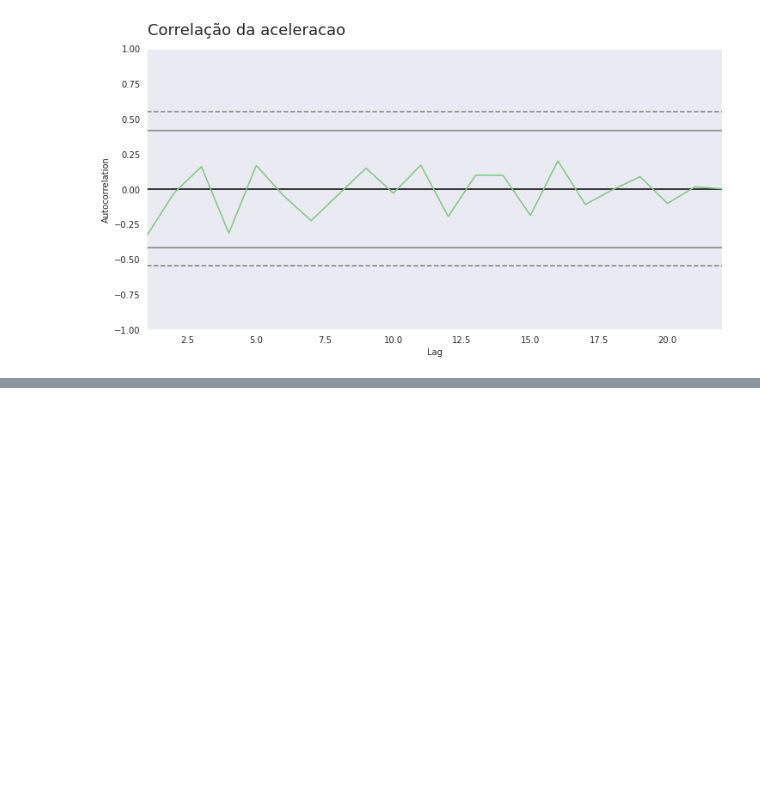
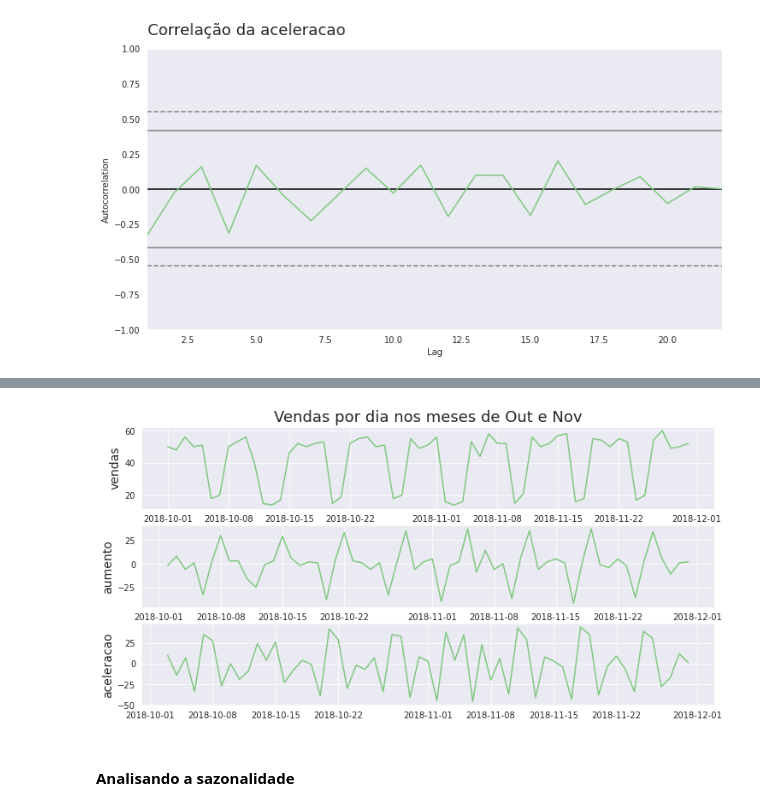
Before and after one commit to vitaoTM/python_projects, a Jupyter notebook: Time_Series.ipynb, the cells around one changed output, grey strips where cells are left out. Drawn from its saved outputs; the diff is of its cells as text; code cells hidden in the pictures; blank space fills up the shorter version.

Commit message:
Analisando ruido e medias moveis

```diff
--- a/Time_Series.ipynb
+++ b/Time_Series.ipynb
@@ -171,0 +297,3 @@ auto_correlacao('Correlação da aceleracao', 'aceleracao', 2)
+# %%
+vendas_por_dia = pd.read_csv('/content/drive/MyDrive/CODE/ALURA/material+curso+-+Time+Series/material curso - Time Series/vendas_por_dia.csv')
+vendas_por_dia.head()
@@ -171,0 +313,3 @@ auto_correlacao('Correlação da aceleracao', 'aceleracao', 2)
+# %%
+vendas_por_dia['dia'] = pd.to_datetime(vendas_por_dia['dia'])
+vendas_por_dia.dtypes
@@ -171,0 +326,4 @@ auto_correlacao('Correlação da aceleracao', 'aceleracao', 2)
+# %%
+vendas_por_dia['aumento'] = vendas_por_dia['vendas'].diff()
+vendas_por_dia['aceleracao'] = vendas_por_dia['aumento'].diff()
+vendas_por_dia.head()
@@ -171,0 +337,7 @@ auto_correlacao('Correlação da aceleracao', 'aceleracao', 2)
+# %%
+plot_comparacao('Vendas por dia nos meses de Out e Nov', 'dia', 'vendas',
+                'aumento', 'aceleracao', vendas_por_dia)
+# %% [output]
+[figure, added]
+# %% [markdown]
+#### **Analisando a sazonalidade**
```
Also changed, not shown: parts of 79 cells of this notebook.
